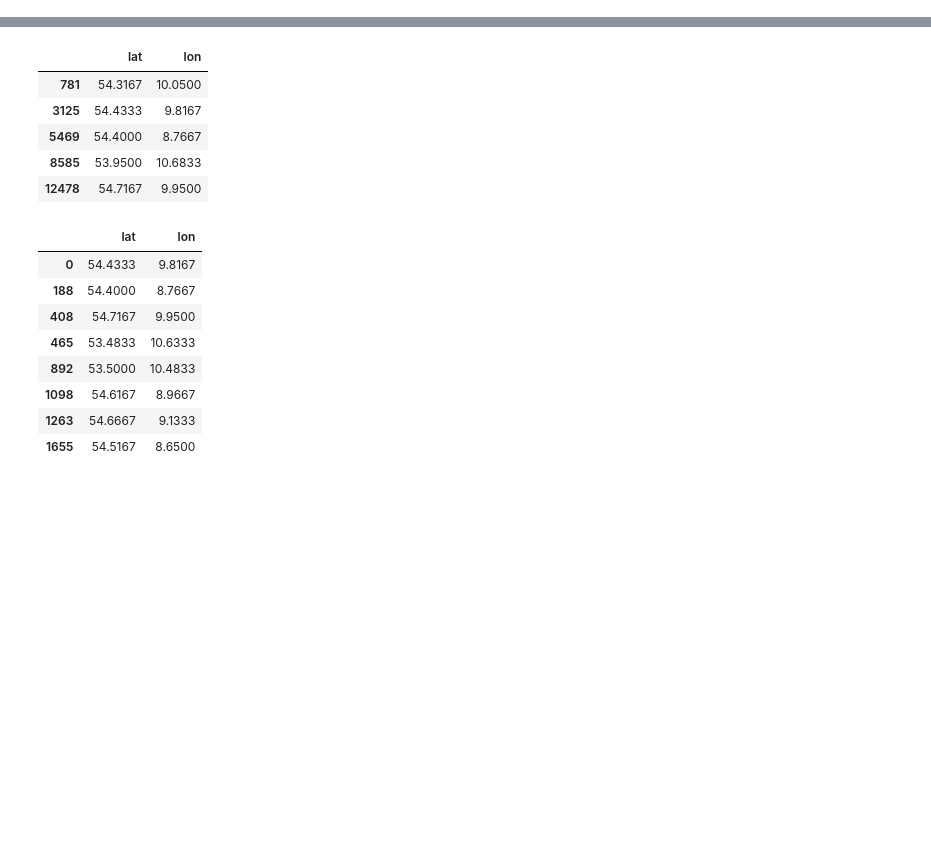
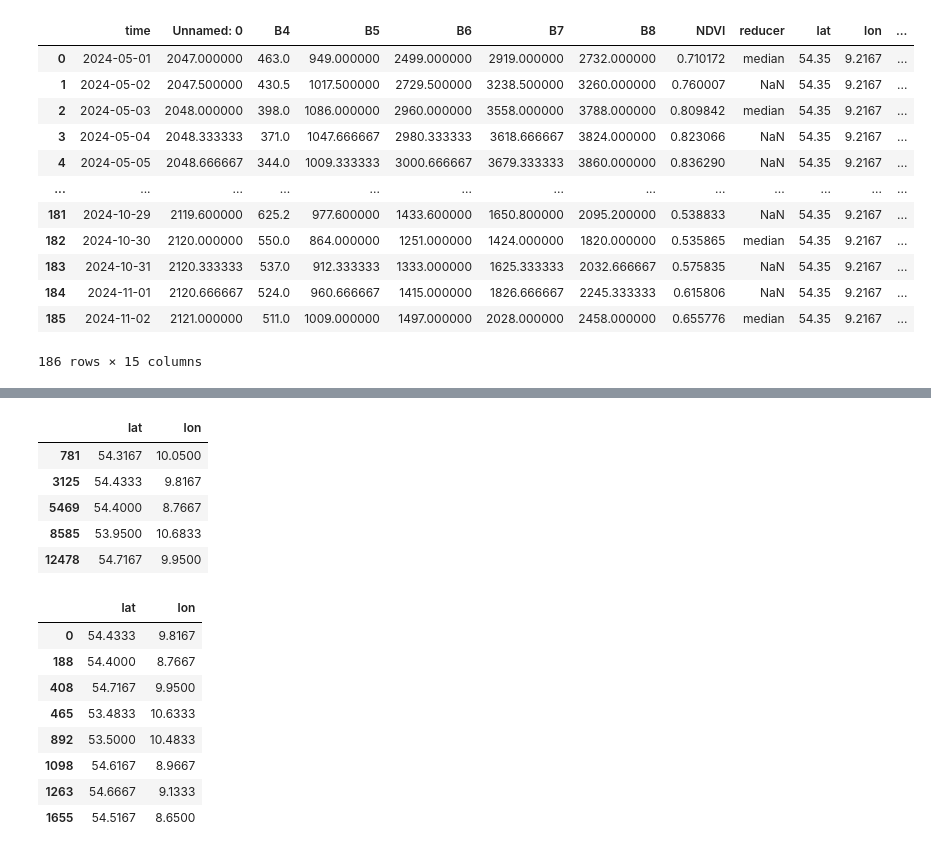
Before and after one commit to MartinP556/Satellite_Feature_Extraction, a Jupyter notebook: first_try_logit2.ipynb, the cells around one changed output, grey strips where cells are left out. Cells and saved outputs as stored; diff of their text form; code cells hidden in the pictures; blank space fills up the shorter version.

```diff
--- a/first_try_logit2.ipynb
+++ b/first_try_logit2.ipynb
@@ -21,0 +131,18 @@ from scipy.interpolate import make_smoothing_spline
+# %%
+for first_in_file in np.arange(0, 825, 25):
+    print(f'File {first_in_file}')
+    try:
+        ds = pd.read_csv(f'C:\\Users\\wlwc1989\\Documents\\Phenology_Test_Notebooks\\earth_engine_MP\\Saved_files\\Sentinel\\Germany\\satdata{first_in_file}.csv')
+    except:
+        continue
+    ds = ds.where(ds['NDVI'] != -9999).dropna()
+    ds = ds.where(ds['reducer'] == 'median').dropna()
+    ds['date'] = pd.to_datetime(ds['date'])
+    ds['year'] = ds['date'].dt.year
+    ds = data_cleaning.add_EOS_to_df(ds)
+    ds = data_cleaning.add_SOS_to_df(ds)
+    #ds['NDVI'] = normalized_difference(ds['median B4'], ds['median B8'])
+    if first_in_file == 0:
+        LSP_times, ds_interpolted = LSP_at_stations(ds, 2017, 2024, LSP_method='savgol')
+    else:
+        LSP_times = pd.concat([LSP_times, LSP_at_stations(ds, 2017, 2024, LSP_method='savgol')[0]], axis=0)
@@ -22,3 +183,19 @@ from scipy.interpolate import make_smoothing_spline
+# %%
+ds_interpolted
+# %% [output]
+|  | time | Unnamed: 0 | B4 | B5 | B6 | B7 | B8 | NDVI | reducer | lat | lon | ... |
+| 0 | 2024-05-01 | 2047.000000 | 463.0 | 949.000000 | 2499.000000 | 2919.000000 | 2732.000000 | 0.710172 | median | 54.35 | 9.2167 | ... |
+| 1 | 2024-05-02 | 2047.500000 | 430.5 | 1017.500000 | 2729.500000 | 3238.500000 | 3260.000000 | 0.760007 | NaN | 54.35 | 9.2167 | ... |
+| 2 | 2024-05-03 | 2048.000000 | 398.0 | 1086.000000 | 2960.000000 | 3558.000000 | 3788.000000 | 0.809842 | median | 54.35 | 9.2167 | ... |
+| 3 | 2024-05-04 | 2048.333333 | 371.0 | 1047.666667 | 2980.333333 | 3618.666667 | 3824.000000 | 0.823066 | NaN | 54.35 | 9.2167 | ... |
+| 4 | 2024-05-05 | 2048.666667 | 344.0 | 1009.333333 | 3000.666667 | 3679.333333 | 3860.000000 | 0.836290 | NaN | 54.35 | 9.2167 | ... |
+| ... | ... | ... | ... | ... | ... | ... | ... | ... | ... | ... | ... | ... |
+| 181 | 2024-10-29 | 2119.600000 | 625.2 | 977.600000 | 1433.600000 | 1650.800000 | 2095.200000 | 0.538833 | NaN | 54.35 | 9.2167 | ... |
+| 182 | 2024-10-30 | 2120.000000 | 550.0 | 864.000000 | 1251.000000 | 1424.000000 | 1820.000000 | 0.535865 | median | 54.35 | 9.2167 | ... |
+| 183 | 2024-10-31 | 2120.333333 | 537.0 | 912.333333 | 1333.000000 | 1625.333333 | 2032.666667 | 0.575835 | NaN | 54.35 | 9.2167 | ... |
+| 184 | 2024-11-01 | 2120.666667 | 524.0 | 960.666667 | 1415.000000 | 1826.666667 | 2245.333333 | 0.615806 | NaN | 54.35 | 9.2167 | ... |
+| 185 | 2024-11-02 | 2121.000000 | 511.0 | 1009.000000 | 1497.000000 | 2028.000000 | 2458.000000 | 0.655776 | median | 54.35 | 9.2167 | ... |
+186 rows × 15 columns
 # %%
 ds = pd.read_csv('C:\\Users\\wlwc1989\\Documents\\Phenology_Test_Notebooks\\earth_engine_MP\\Saved_files\\MODIS\\Kenya\\satdata0.csv')
 ds = data_cleaning.add_SOS_to_df(ds)
```
Also changed, not shown: parts of 20 cells of this notebook, 1 other file.
